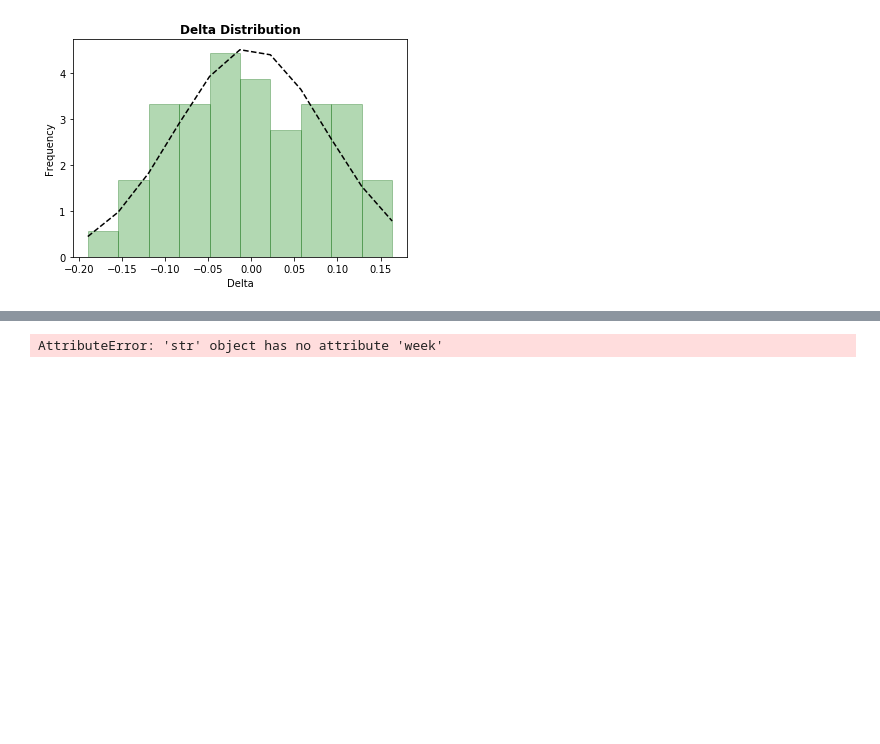
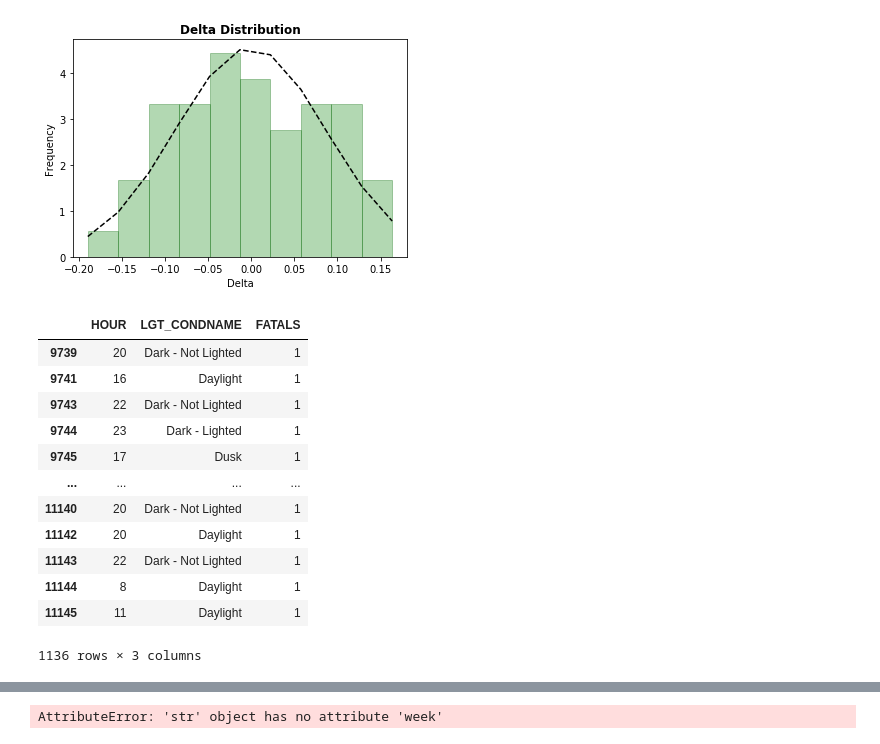
Before and after one commit to vieravfg/Analysis-of-Traffic-Fatalities, a Jupyter notebook: main.ipynb, the cells around one changed output, grey strips where cells are left out. Drawn from its saved outputs; the diff is of its cells as text; code cells hidden in the pictures; blank space fills up the shorter version.

```diff
--- a/main.ipynb
+++ b/main.ipynb
@@ -226,3 +226,21 @@ plt.title('Delta Distribution',
 plt.show()
 # %% [output]
 [figure]
+# %%
+ga_df = sample_df.loc[sample_df['STATENAME'] == 'Georgia']
+ga_df = ga_df.iloc[:, [6,8,10]]
+ga_df
+# %% [output]
+|  | HOUR | LGT_CONDNAME | FATALS |
+| 9739 | 20 | Dark - Not Lighted | 1 |
+| 9741 | 16 | Daylight | 1 |
+| 9743 | 22 | Dark - Not Lighted | 1 |
+| 9744 | 23 | Dark - Lighted | 1 |
+| 9745 | 17 | Dusk | 1 |
+| ... | ... | ... | ... |
+| 11140 | 20 | Dark - Not Lighted | 1 |
+| 11142 | 20 | Daylight | 1 |
+| 11143 | 22 | Dark - Not Lighted | 1 |
+| 11144 | 8 | Daylight | 1 |
+| 11145 | 11 | Daylight | 1 |
+1136 rows × 3 columns
```
Also changed, not shown: parts of 1 cell of this notebook.
